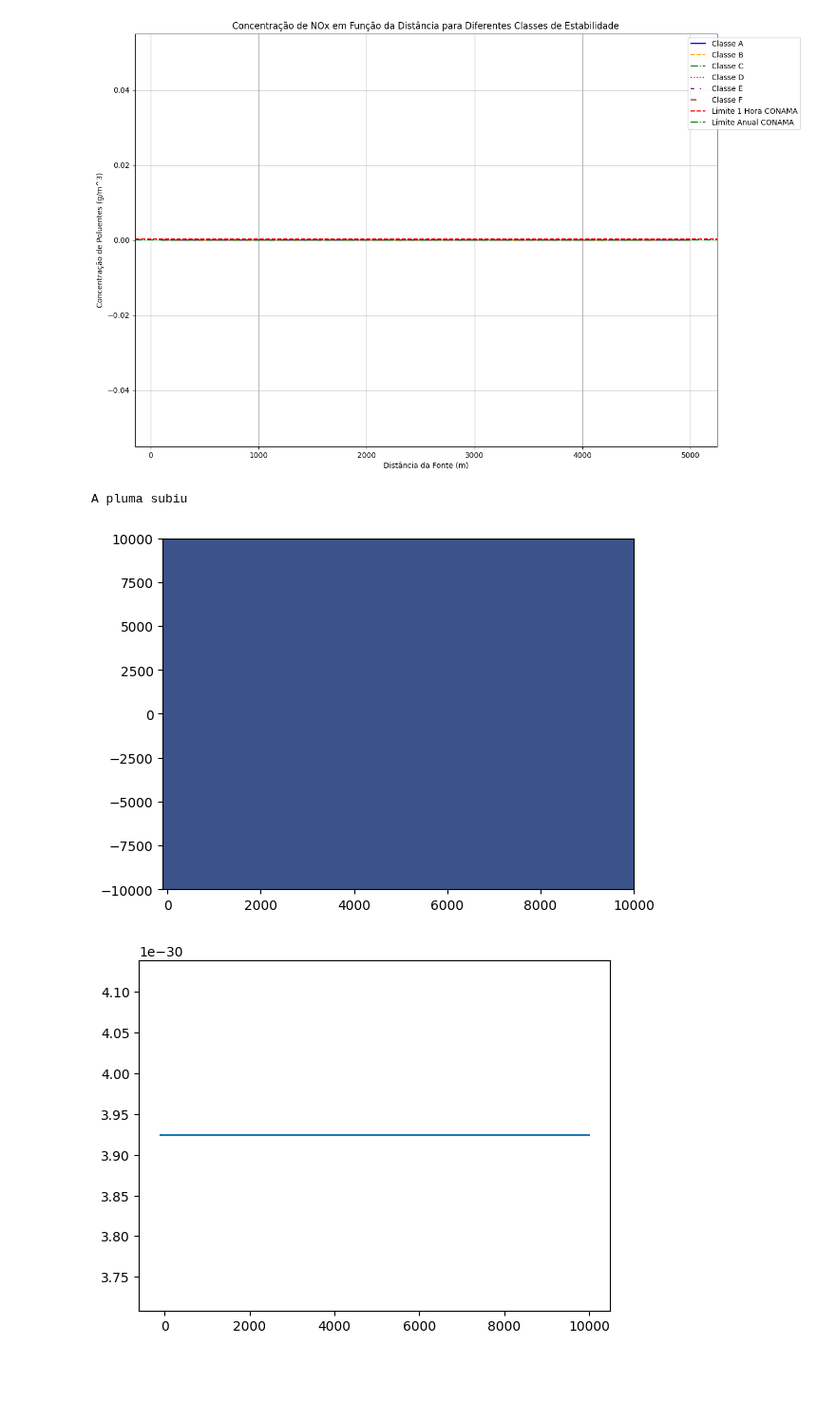
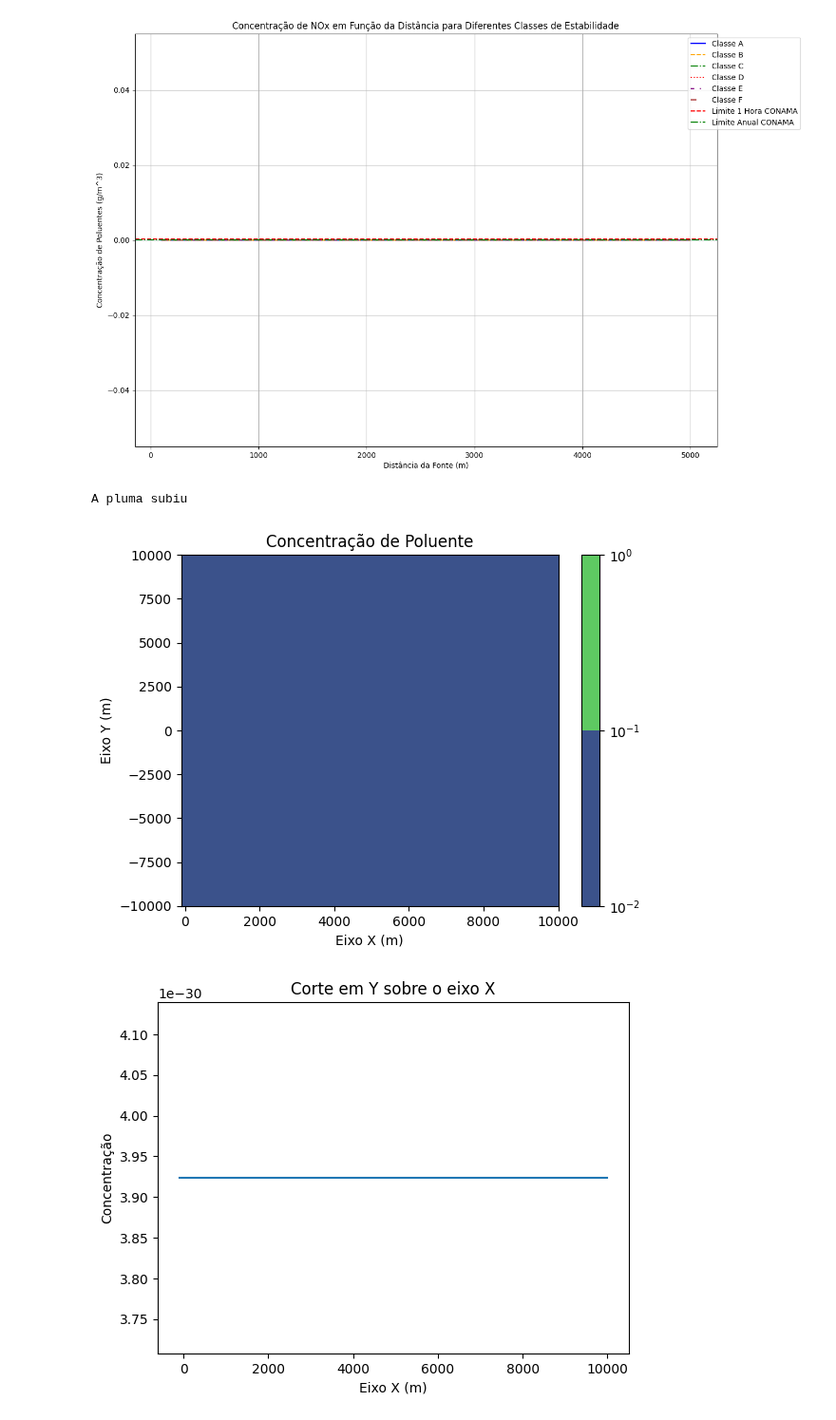
Before and after one commit to muriell-b/ENS5173_01, a Jupyter notebook: projeto_03.ipynb, the cells around one changed output. Shown at 95% size. Drawn from its saved outputs; the diff is of its cells as text; code cells hidden in the pictures; blank space fills up the shorter version.

```diff
--- a/projeto_03.ipynb
+++ b/projeto_03.ipynb
@@ -745,35 +745,46 @@ vs = 10  # em m/s
 Ts = 300  # em Kelvin
 Tamb = 293  # em Kelvin
 
 # Estimando o coeficiente de dispersão lateral e vertical
 sigmaY, sigmaZ = sigmaXY(xx, classe, urbOrRural)
 
 if vs > 1.5 * u:
     # Estimando a sobrelevação da pluma (deltaH)
     deltaH = deltaHdavidsonBryant(d, vs, u, Ts, Tamb)
     hef = hg + deltaH
     print('A pluma subiu')
 else:
     hef = hg + 2 * d * ((vs / u) - 1.5)
     print('A pluma caiu')
 
 # Utilizando a matriz de yy como input na função do modelo gaussiano
 conc = modeloGaussiano(qs, sigmaY, sigmaZ, u, yy, z, hef)
 
 # Visualização dos resultados no espaço
 fig, ax = plt.subplots()
-ax.contourf(xx, yy, conc + 0.1, norm=LogNorm())
+c = ax.contourf(xx, yy, conc + 0.1, norm=LogNorm())
+plt.colorbar(c, ax=ax)
+ax.set_title('Concentração de Poluente')
+ax.set_xlabel('Eixo X (m)')
+ax.set_ylabel('Eixo Y (m)')
+plt.show()
 
 # Corte em y - sobre o eixo x
 fig, ax = plt.subplots()
 ax.plot(x, conc[250, :])
+ax.set_title('Corte em Y sobre o eixo X')
+ax.set_xlabel('Eixo X (m)')
+ax.set_ylabel('Concentração')
+plt.show()
 
 # Corte em x - sobre o eixo y
 fig, ax = plt.subplots()
-ax.plot(x, conc[:, 100])
-
+ax.plot(y, conc[:, 100])
+ax.set_title('Corte em X sobre o eixo Y')
+ax.set_xlabel('Eixo Y (m)')
+ax.set_ylabel('Concentração')
 plt.show()
 # %% [output]
 A pluma subiu
-[figure, old version]
+[figure, new version]
-[figure, old version]
+[figure, new version]
```
Also changed, not shown: parts of 1 cell of this notebook.
